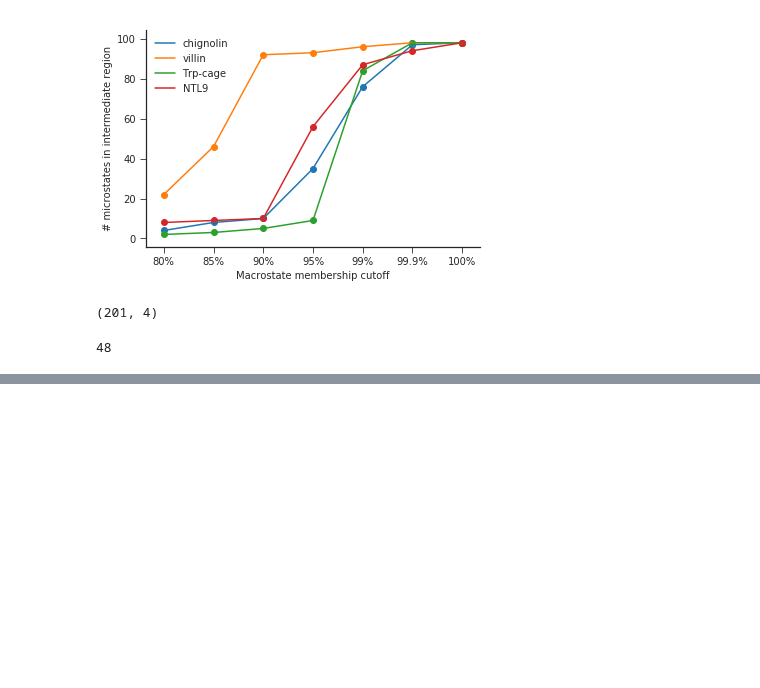
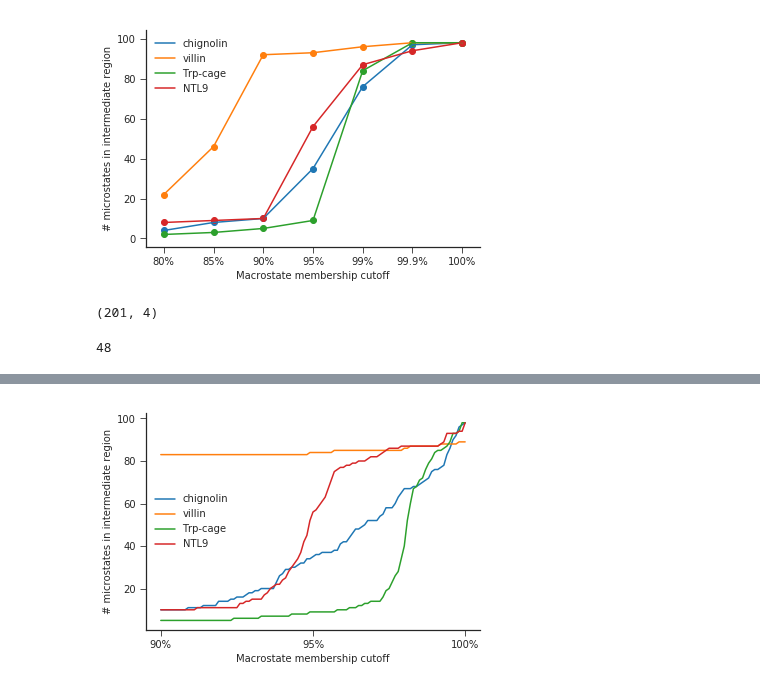
Before and after one commit to choderalab/msm-mfpt, a Jupyter notebook: vamp_scoring/automatic_eigenvalue/PAPER/all_top_models_folded_unfolded_intermediate.ipynb, the cells around one changed output, grey strips where cells are left out. Drawn from its saved outputs; the diff is of its cells as text; code cells hidden in the pictures; blank space fills up the shorter version.

```diff
--- a/vamp_scoring/automatic_eigenvalue/PAPER/all_top_models_folded_unfolded_intermediate.ipynb
+++ b/vamp_scoring/automatic_eigenvalue/PAPER/all_top_models_folded_unfolded_intermediate.ipynb
@@ -382,0 +395,17 @@ plt.savefig('intermediate_region_size_v_pcca_cutoff.png', dpi=300)
+# %%
+plt.figure()
+
+plt.plot(np.array(intermediate_sizes)[100:,0], label='chignolin')
+plt.plot(np.array(intermediate_sizes)[100:,1], label='villin')
+plt.plot(np.array(intermediate_sizes)[100:,2], label='Trp-cage')
+plt.plot(np.array(intermediate_sizes)[100:,3], label='NTL9')
+
+plt.legend()
+sns.despine()
+plt.xlabel('Macrostate membership cutoff')
+plt.xticks([0,50,100], ['90%', '95%', '100%'])
+plt.ylabel('# microstates in intermediate region')
+plt.savefig('intermediate_region_size_v_pcca_cutoff_from_0_9.pdf')
+plt.savefig('intermediate_region_size_v_pcca_cutoff_from_0_9.png', dpi=300)
+# %% [output]
+[figure, added]
```
Also changed, not shown: parts of 10 cells of this notebook, 16 other files.
